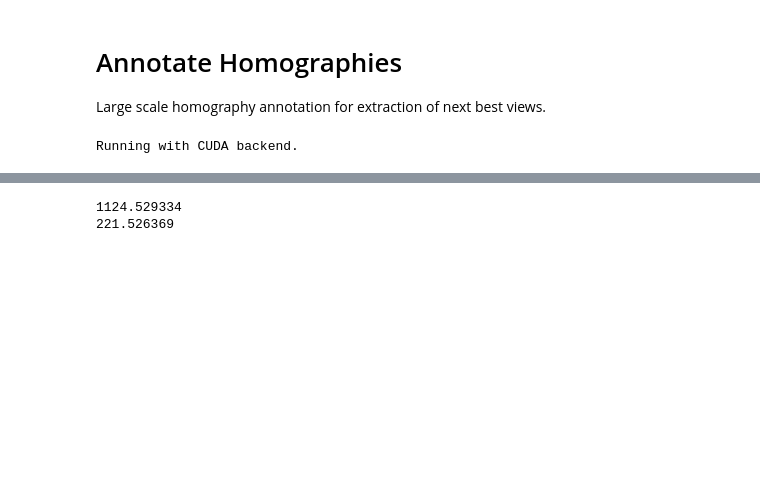
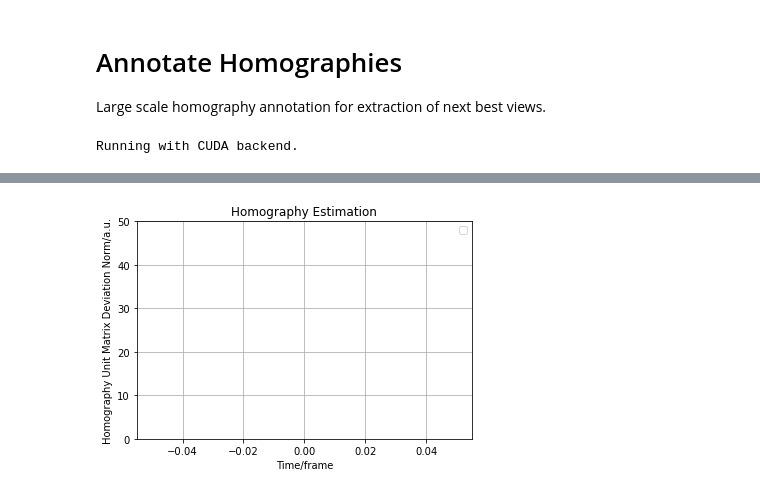
Before and after one commit to RViMLab/MICCAI2023-Camera-Motion-Prediction, a Jupyter notebook: notebooks/annotate_homographies.ipynb, the cells around one changed output, grey strips where cells are left out. Saved outputs shown, nothing was run; the diff lists cells and outputs as text; code cells hidden in the pictures; blank space fills up the shorter version.

```diff
--- a/notebooks/annotate_homographies.ipynb
+++ b/notebooks/annotate_homographies.ipynb
@@ -235,22 +253,42 @@ df.to_pickle('H_{}.pkl'.format(step))
-# %%
-# test import speed
-import time
-import importlib
-
-now = time.time_ns()
-for i in range(100000):
-    module = importlib.import_module('torch')
-    module.ones(1,1)
-    continue
-print((time.time_ns() - now)/1e6)
-
-import torch
-
-now = time.time_ns()
-for i in range(100000):
-    torch.ones(1,1)
-    continue
-print((time.time_ns() - now)/1e6)
-# %% [output]
-1124.529334
-221.526369
+# %%
+%matplotlib inline
+# plot results
+N = 100
+step = 1
+df = pd.read_pickle('H_{}.pkl'.format(step))
+
+fig, ax = plt.subplots(1, 1)
+ax.set_ylim(0, 50)
+ax.set_xlim(0, N)
+ax.set_title('Homography Estimation')
+ax.legend(loc='upper right')
+ax.set_xlabel('Time/frame')
+ax.set_ylabel('Homography Unit Matrix Deviation Norm/a.u.')
+line_deep, = ax.plot(np.array(0), np.array(0), label='Deep')
+line_ft, = ax.plot(np.array(0), np.array(0), label='Feature-based')
+ax.grid()
+
+def create_plot(x, y_0, y_1, idx):
+    line_deep.set_data(x, y_0)
+    if y_1 is not None:
+        line_ft.set_data(x, y_1)
+    fig.canvas.draw()
+    fig.savefig('out/homography_annotation/plot/homography_norm_{}.png'.format(idx))
+
+dH_deep_list = []
+dH_ft_list = []
+
+for idx, row in df.iterrows():
+    dH_deep_list.append(np.linalg.norm(row.H_deep - np.eye(3)))
+    if row.H_ft is not None:
+        dH_ft_list.append(np.linalg.norm(row.H_ft - np.eye(3)))
+    else:
+        dH_ft_list.append(np.inf)
+
+    if len(dH_deep_list) == N:
+        dH_deep_list.pop(0)
+        dH_ft_list.pop(0)
+
+    create_plot(np.arange(len(dH_deep_list)), dH_deep_list, dH_ft_list, idx)
+# %% [output]
+[figure, added]
```
Also changed, not shown: parts of 2 cells of this notebook, 1 other file.
